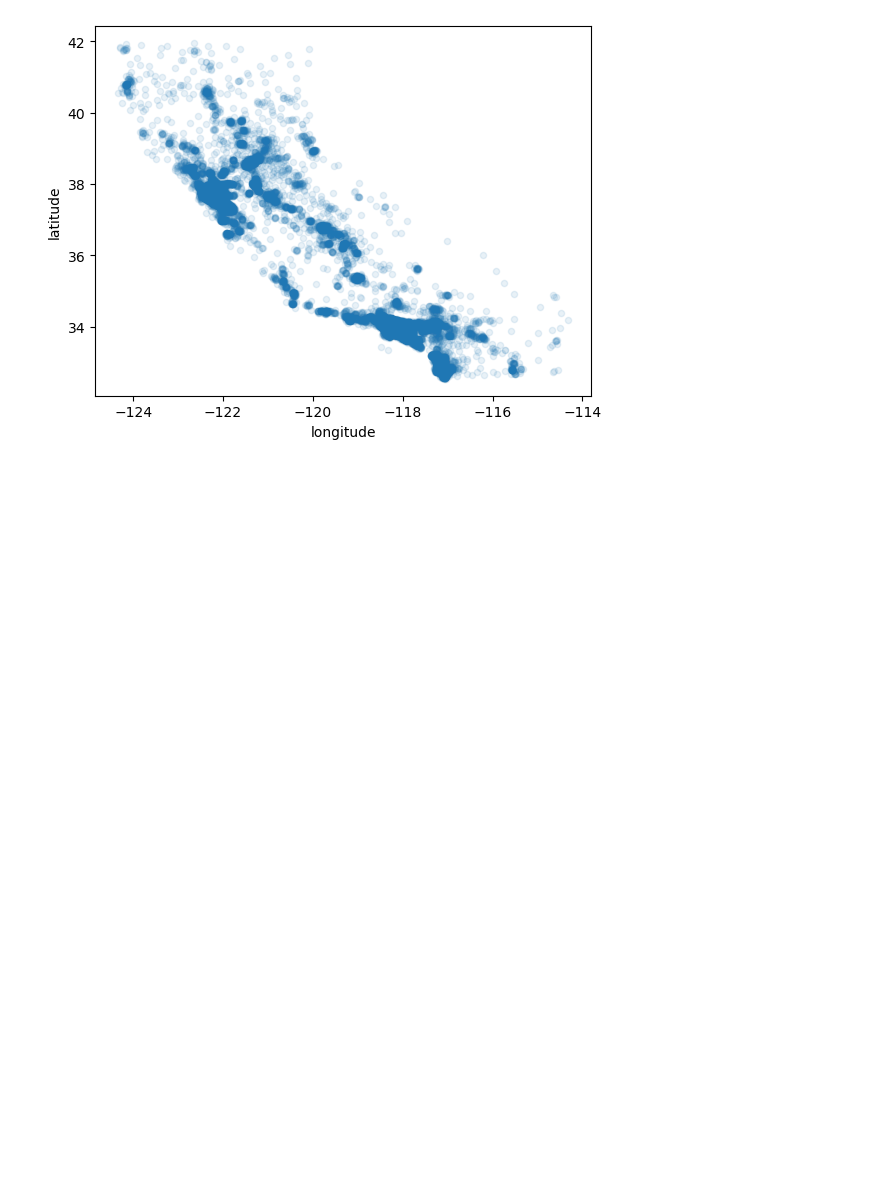
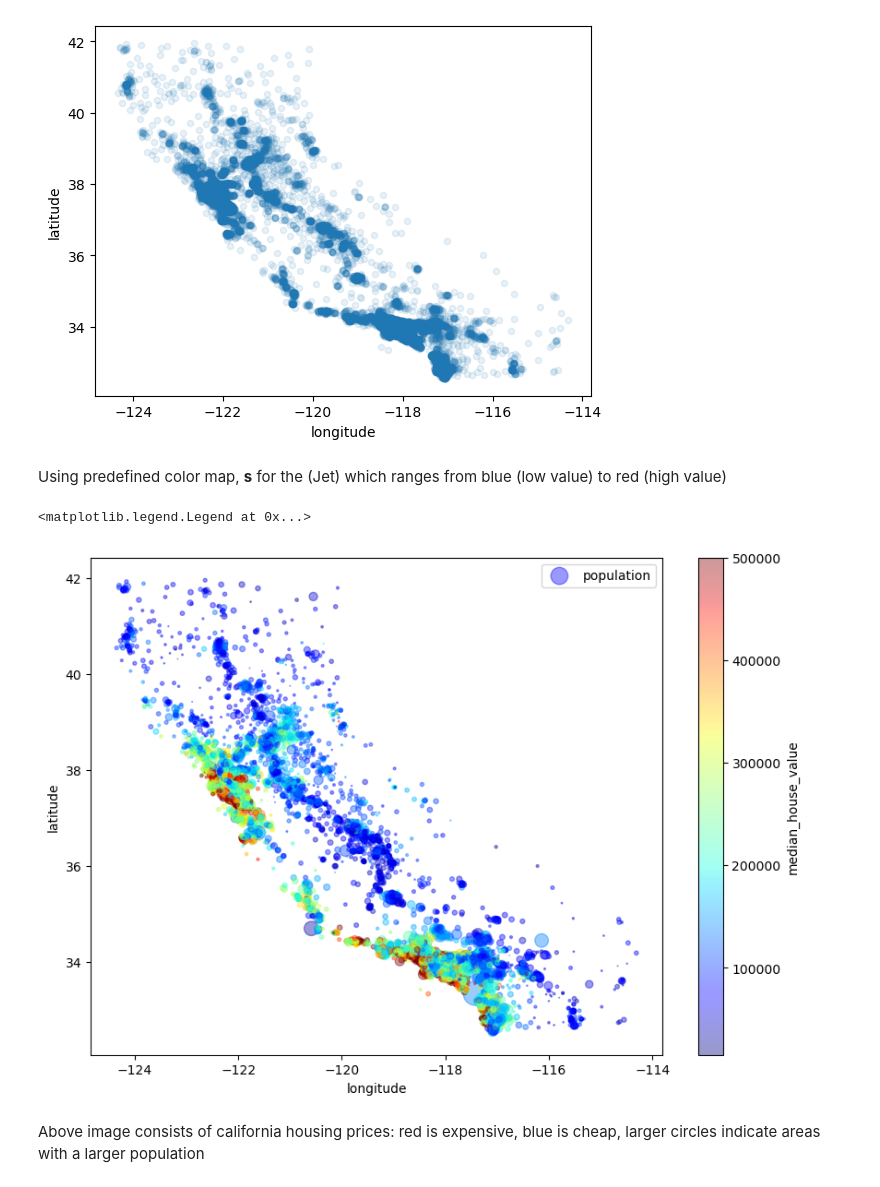
Before and after one commit to thisalmadu/ML-Project, a Jupyter notebook: Cal_data_set_analysis.ipynb, the cells around one changed output. Cells and saved outputs as stored; diff of their text form; code cells hidden in the pictures; blank space fills up the shorter version.

```diff
--- a/Cal_data_set_analysis.ipynb
+++ b/Cal_data_set_analysis.ipynb
@@ -302,3 +302,13 @@ housing.plot(kind="scatter", x="longitude", y="latitude", alpha=0.1)
 # %% [output]
 <AxesSubplot:xlabel='longitude', ylabel='latitude'>
 [figure]
+# %% [markdown]
+Using predefined color map, **s** for the (Jet) which ranges from blue (low value) to red (high value)
+# %%
+housing.plot(kind="scatter",x="longitude", y="latitude", alpha=0.4,s=housing["population"]/100, label="population", figsize=(10,7), c="median_house_value", cmap=plt.get_cmap("jet"), colorbar=True)
+plt.legend()
+# %% [output]
+<matplotlib.legend.Legend at 0x...>
+[figure, added]
+# %% [markdown]
+Above image consists of california housing prices: red is expensive, blue is cheap, larger circles indicate areas with a larger population
```
Also changed, not shown: parts of 1 cell of this notebook.
